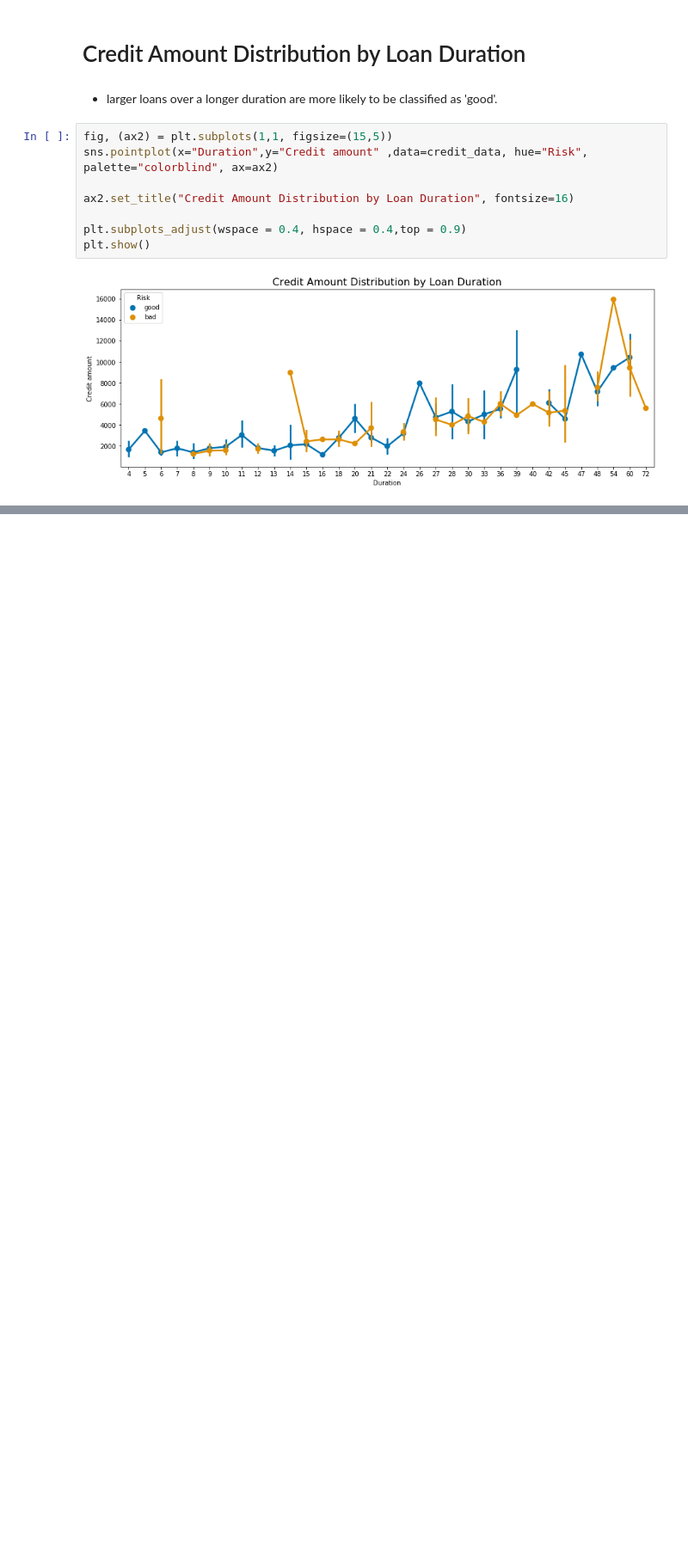
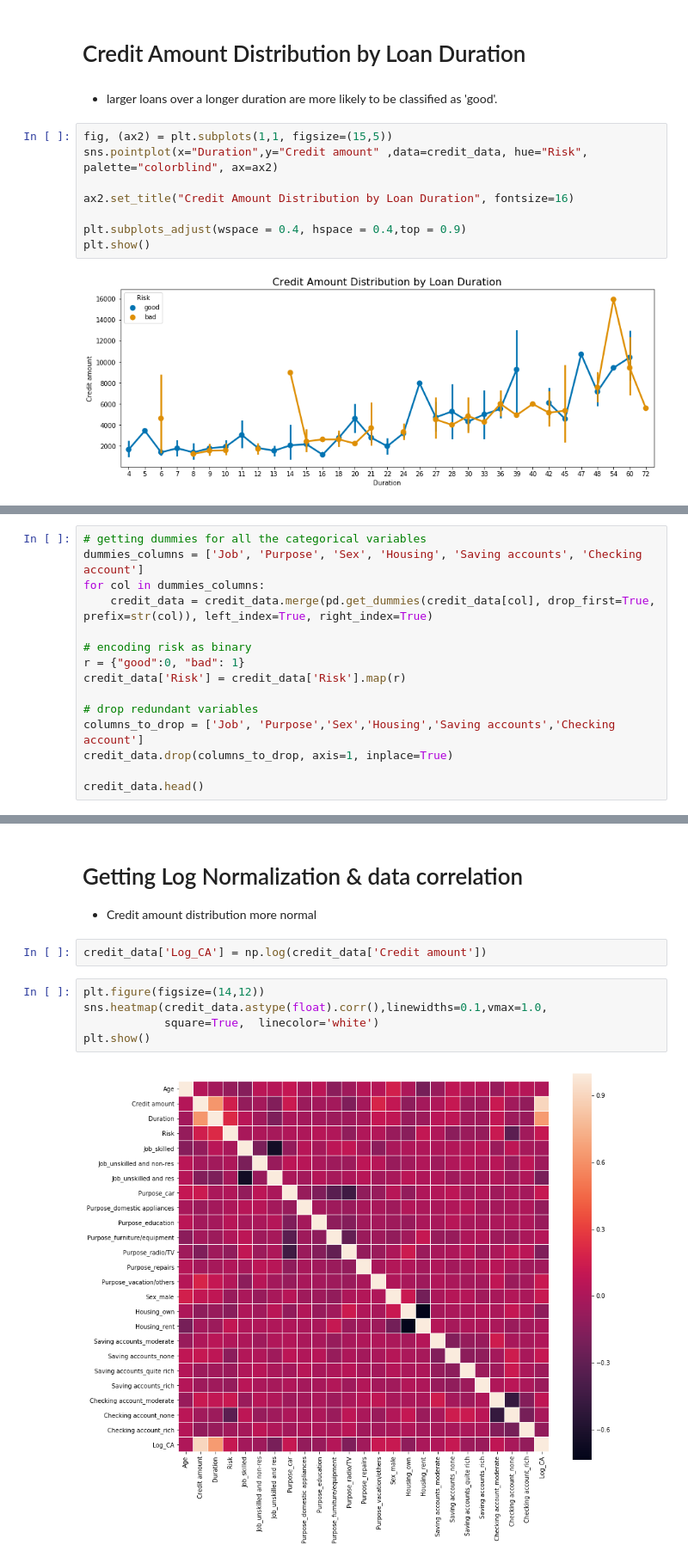
Before and after one commit to rajdmahajan/Credit-risk-modelling, a Jupyter notebook: Credit risk data.ipynb, the cells around one changed output, grey strips where cells are left out. Shown at 86% size. Saved outputs shown, nothing was run; the diff lists cells and outputs as text; blank space fills up the shorter version.

```diff
--- a/Credit risk data.ipynb
+++ b/Credit risk data.ipynb
@@ -199,0 +206,15 @@ plt.show()
+# %%
+# getting dummies for all the categorical variables
+dummies_columns = ['Job', 'Purpose', 'Sex', 'Housing', 'Saving accounts', 'Checking account']
+for col in dummies_columns:
+    credit_data = credit_data.merge(pd.get_dummies(credit_data[col], drop_first=True, prefix=str(col)), left_index=True, right_index=True)
+
+# encoding risk as binary
+r = {"good":0, "bad": 1}
+credit_data['Risk'] = credit_data['Risk'].map(r)
+
+# drop redundant variables
+columns_to_drop = ['Job', 'Purpose','Sex','Housing','Saving accounts','Checking account']
+credit_data.drop(columns_to_drop, axis=1, inplace=True)
+
+credit_data.head()
@@ -199,0 +229,12 @@ plt.show()
+# %% [markdown]
+# Getting Log Normalization & data correlation
+* Credit amount distribution more normal
+# %%
+credit_data['Log_CA'] = np.log(credit_data['Credit amount'])
+# %%
+plt.figure(figsize=(14,12))
+sns.heatmap(credit_data.astype(float).corr(),linewidths=0.1,vmax=1.0,
+            square=True,  linecolor='white')
+plt.show()
+# %% [output]
+[figure, added]
```
Also changed, not shown: parts of 11 cells of this notebook.
